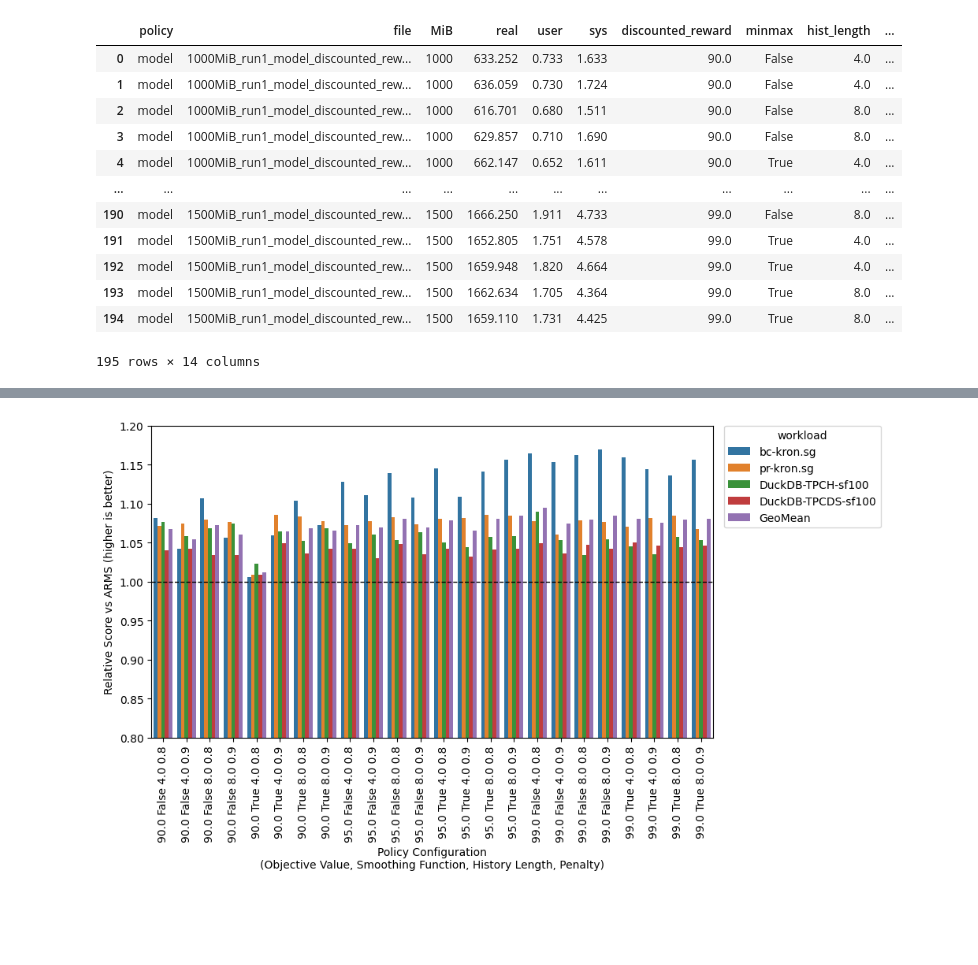
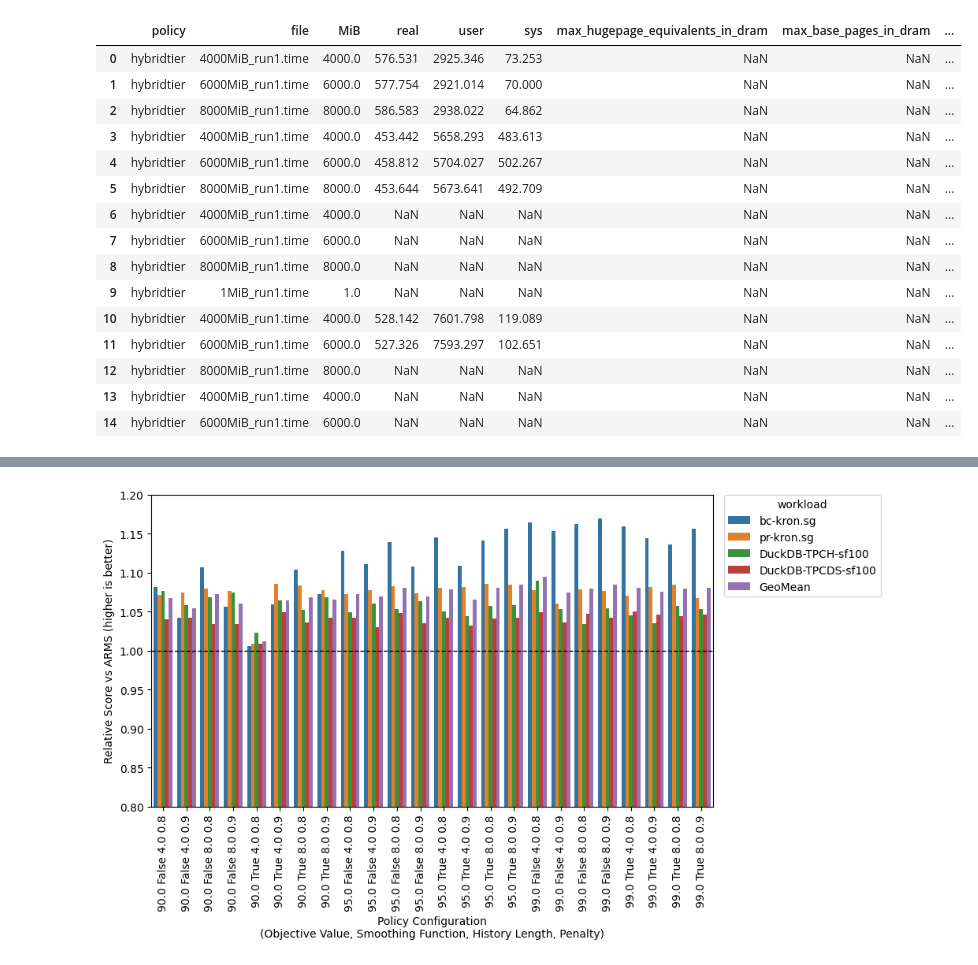
Before and after one commit to SujayYadalam94/tiering_solutions, a Jupyter notebook: times/perf_compare.ipynb, the cells around one changed output, grey strips where cells are left out. Saved outputs shown, nothing was run; the diff lists cells and outputs as text; code cells hidden in the pictures; blank space fills up the shorter version.

```diff
--- a/times/perf_compare.ipynb
+++ b/times/perf_compare.ipynb
@@ -4,7 +4,7 @@ import re
 import pandas as pd
 import seaborn as sns
 # %%
-WORKLOADS = ["bc-kron.sg", "pr-kron.sg", "DuckDB-TPCH-sf100", "DuckDB-TPCDS-sf100"]
+WORKLOADS = ["faiss_10M", "luluesh2.0_s400", "DuckDB-TPCH-sf100", "DuckDB-TPCDS-sf100", "mg.D.x", "XSBench"]
 # %%
 def parse_time_value(raw: str) -> float:
     """Convert strings like '7m56.676s' into seconds."""
@@ -48,7 +48,7 @@ dfs = []
 for workload in WORKLOADS:
     roots = {
         "arms": Path(f"/users/zimooo2/tiering_solutions/times/arms/{workload}"),
-        "model": Path(f"/users/zimooo2/tiering_solutions/times/model/{workload}"),
+        "hybridtier": Path(f"/users/zimooo2/tiering_solutions/times/hybridtier/{workload}"),
     }
 
     records: list[dict] = []
@@ -83,47 +83,49 @@ for workload in WORKLOADS:
                 "file": path.name,
                 "MiB": extract_mib(path),
                 **metrics,
                 **log_metrics,
                 **parsed,
             })
 
     df = pd.DataFrame(records)
     df["workload"] = workload
-    df["id"] = df["discounted_reward"].astype(str) + " " + df["minmax"].astype(str) + " " + df["hist_length"].astype(str) + " " + df["penalty"].astype(str)
 
     dfs.append(df)
 df = pd.concat(dfs, ignore_index=True)
 df
 
 
 arms_df = (
     df.loc[df["policy"] == "arms", ["MiB", "workload", "real"]]
     .rename(columns={"real": "real_arms"})
     .drop_duplicates(subset=["MiB", "workload"])
 )
 
 df = (
     df.loc[df["policy"] != "arms"]
     .merge(arms_df, on=["MiB", "workload"], how="left")
 )
 
 # >1 means faster than arms, <1 means slower than arms
 df["relative_score_vs_arms"] = df["real_arms"] / df["real"]
 df
 # %% [output]
-|  | policy | file | MiB | real | user | sys | discounted_reward | minmax | hist_length | ... |
-| 0 | model | 1000MiB_run1_model_discounted_rew... | 1000 | 633.252 | 0.733 | 1.633 | 90.0 | False | 4.0 | ... |
-| 1 | model | 1000MiB_run1_model_discounted_rew... | 1000 | 636.059 | 0.730 | 1.724 | 90.0 | False | 4.0 | ... |
-| 2 | model | 1000MiB_run1_model_discounted_rew... | 1000 | 616.701 | 0.680 | 1.511 | 90.0 | False | 8.0 | ... |
-| 3 | model | 1000MiB_run1_model_discounted_rew... | 1000 | 629.857 | 0.710 | 1.690 | 90.0 | False | 8.0 | ... |
-| 4 | model | 1000MiB_run1_model_discounted_rew... | 1000 | 662.147 | 0.652 | 1.611 | 90.0 | True | 4.0 | ... |
-| ... | ... | ... | ... | ... | ... | ... | ... | ... | ... | ... |
-| 190 | model | 1500MiB_run1_model_discounted_rew... | 1500 | 1666.250 | 1.911 | 4.733 | 99.0 | False | 8.0 | ... |
-| 191 | model | 1500MiB_run1_model_discounted_rew... | 1500 | 1652.805 | 1.751 | 4.578 | 99.0 | True | 4.0 | ... |
-| 192 | model | 1500MiB_run1_model_discounted_rew... | 1500 | 1659.948 | 1.820 | 4.664 | 99.0 | True | 4.0 | ... |
-| 193 | model | 1500MiB_run1_model_discounted_rew... | 1500 | 1662.634 | 1.705 | 4.364 | 99.0 | True | 8.0 | ... |
-| 194 | model | 1500MiB_run1_model_discounted_rew... | 1500 | 1659.110 | 1.731 | 4.425 | 99.0 | True | 8.0 | ... |
+|  | policy | file | MiB | real | user | sys | max_hugepage_equivalents_in_dram | max_base_pages_in_dram | ... |
+| 0 | hybridtier | 4000MiB_run1.time | 4000.0 | 576.531 | 2925.346 | 73.253 | NaN | NaN | ... |
+| 1 | hybridtier | 6000MiB_run1.time | 6000.0 | 577.754 | 2921.014 | 70.000 | NaN | NaN | ... |
+| 2 | hybridtier | 8000MiB_run1.time | 8000.0 | 586.583 | 2938.022 | 64.862 | NaN | NaN | ... |
+| 3 | hybridtier | 4000MiB_run1.time | 4000.0 | 453.442 | 5658.293 | 483.613 | NaN | NaN | ... |
+| 4 | hybridtier | 6000MiB_run1.time | 6000.0 | 458.812 | 5704.027 | 502.267 | NaN | NaN | ... |
+| 5 | hybridtier | 8000MiB_run1.time | 8000.0 | 453.644 | 5673.641 | 492.709 | NaN | NaN | ... |
+| 6 | hybridtier | 4000MiB_run1.time | 4000.0 | NaN | NaN | NaN | NaN | NaN | ... |
+| 7 | hybridtier | 6000MiB_run1.time | 6000.0 | NaN | NaN | NaN | NaN | NaN | ... |
+| 8 | hybridtier | 8000MiB_run1.time | 8000.0 | NaN | NaN | NaN | NaN | NaN | ... |
+| 9 | hybridtier | 1MiB_run1.time | 1.0 | NaN | NaN | NaN | NaN | NaN | ... |
+| 10 | hybridtier | 4000MiB_run1.time | 4000.0 | 528.142 | 7601.798 | 119.089 | NaN | NaN | ... |
+| 11 | hybridtier | 6000MiB_run1.time | 6000.0 | 527.326 | 7593.297 | 102.651 | NaN | NaN | ... |
+| 12 | hybridtier | 8000MiB_run1.time | 8000.0 | NaN | NaN | NaN | NaN | NaN | ... |
+| 13 | hybridtier | 4000MiB_run1.time | 4000.0 | NaN | NaN | NaN | NaN | NaN | ... |
+| 14 | hybridtier | 6000MiB_run1.time | 6000.0 | NaN | NaN | NaN | NaN | NaN | ... |
-195 rows × 14 columns
 # %%
 geomean_rows = (
     df.dropna(subset=["relative_score_vs_arms"])
```
Also changed, not shown: parts of 1 cell of this notebook, 36 other files.
